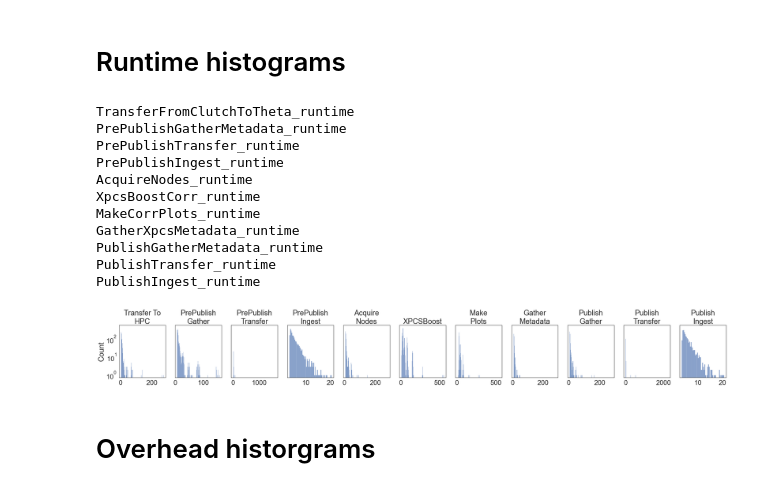
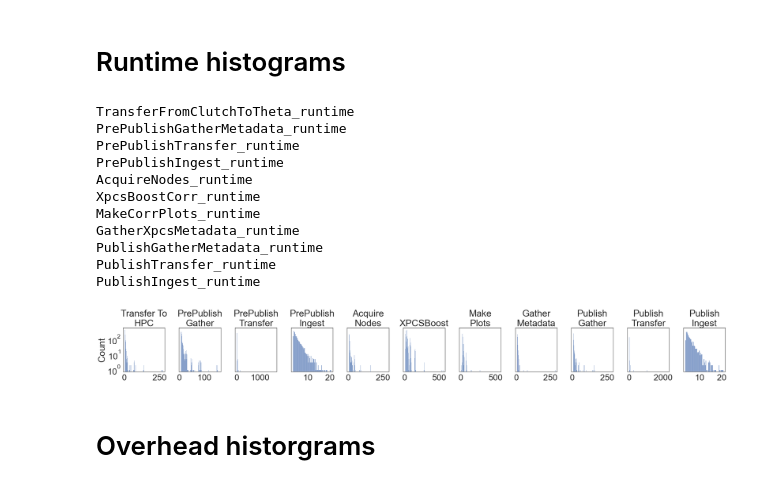
Before and after one commit to globus-labs/gladier-plots, a Jupyter notebook: gladier-figures.ipynb, the cells around one changed output. Drawn from its saved outputs; the diff is of its cells as text; code cells hidden in the pictures.

```diff
--- a/gladier-figures.ipynb
+++ b/gladier-figures.ipynb
@@ -245,35 +322,35 @@ hist_labels = {'TransferFromClutchToTheta': 'Transfer To\nHPC',
 cols = df.columns[df.columns.str.contains(pat = '_runtime') & ~df.columns.str.contains(pat = 'flow_runtime')]
 
 df2 = df[cols[0]]
 
-sns.set(font_scale=2.4, style='white')
+sns.set(font_scale=3, style='white')
 fig, axs = plt.subplots(ncols=11, sharey=True, sharex=False, figsize=(35,5), )
 i = 0
 for coln in cols:
     df2 = df[coln]
     print(coln)
     ax = sns.histplot(data=df2, ax=axs[i])
     ax.set_title(hist_labels[coln.replace("_runtime","")])
     ax.set_xlabel(None)
     i+=1
     ax.set_yscale("log")
     plt.tight_layout()
 plt.savefig(f'xpcs_runtime_hists.png')
 
 plt.show()
 # %% [output]
 TransferFromClutchToTheta_runtime
 PrePublishGatherMetadata_runtime
 PrePublishTransfer_runtime
 PrePublishIngest_runtime
 AcquireNodes_runtime
 XpcsBoostCorr_runtime
 MakeCorrPlots_runtime
 GatherXpcsMetadata_runtime
 PublishGatherMetadata_runtime
 PublishTransfer_runtime
 PublishIngest_runtime
-[figure, old version]
+[figure, new version]
 # %% [markdown]
 # Overhead historgrams
 # %%
```
Also changed, not shown: parts of 13 cells of this notebook.
